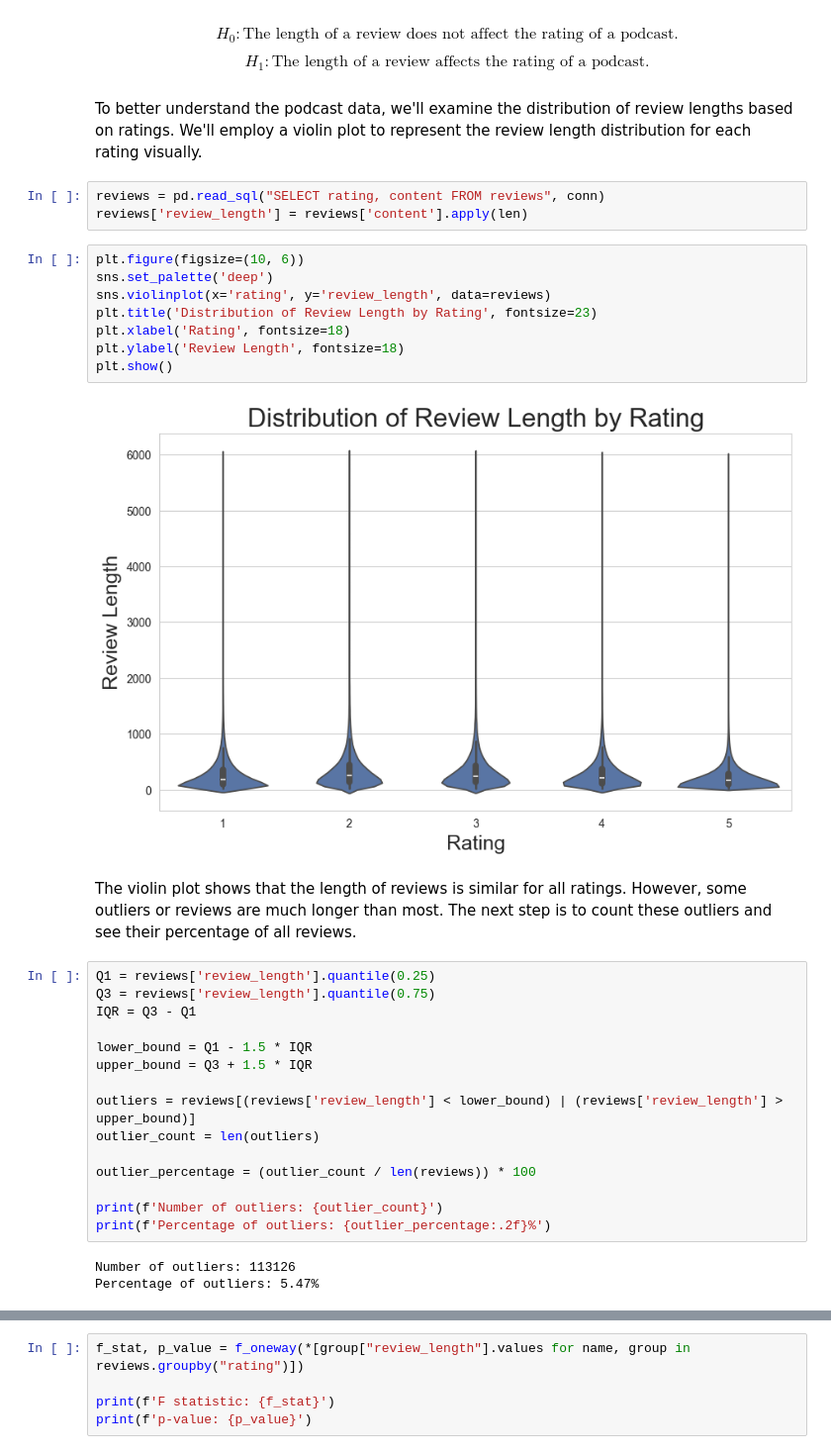
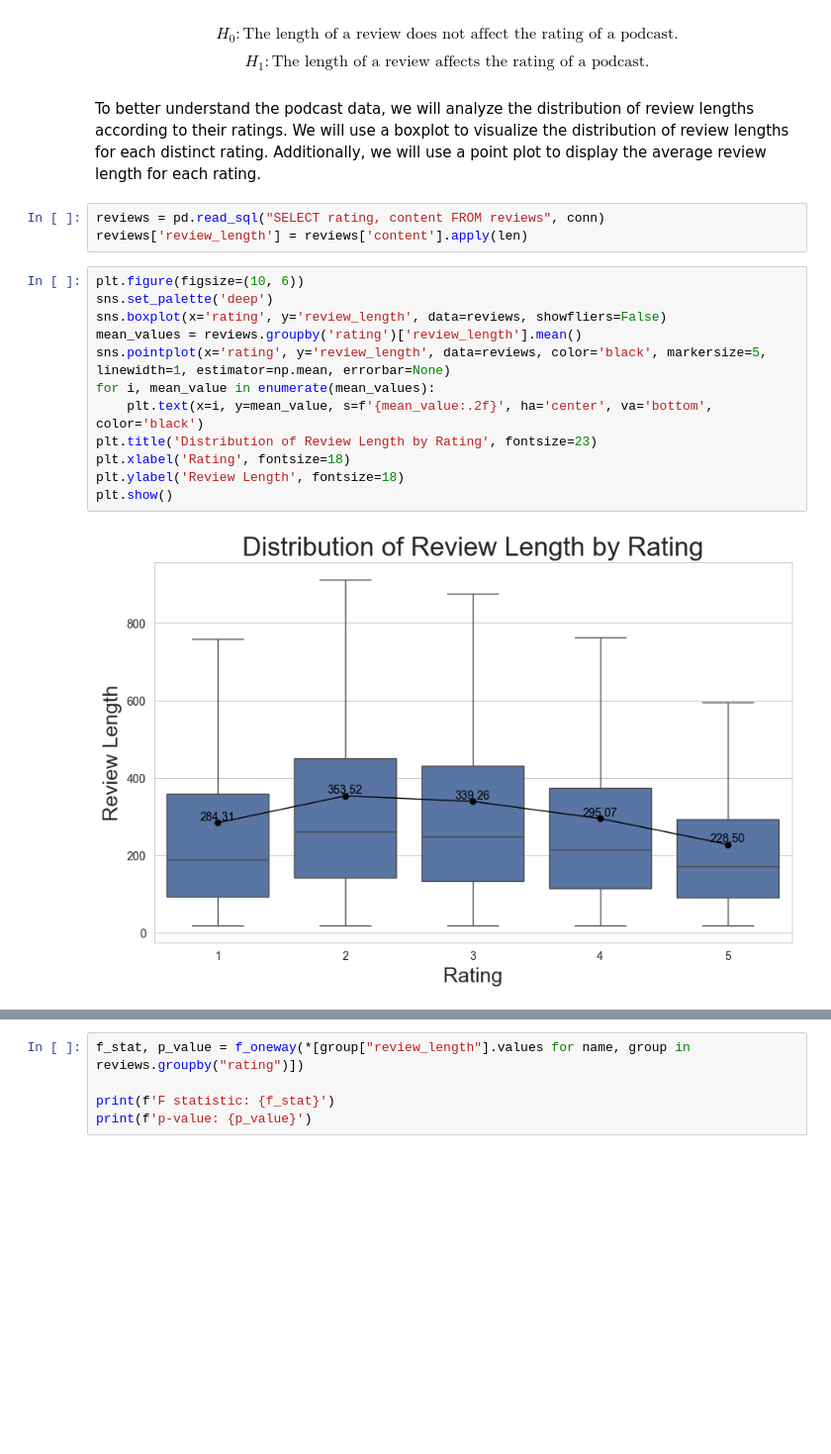
Before and after one commit to KestutisGri/sprint2, a Jupyter notebook: Sprint_2.ipynb, the cells around one changed output, grey strips where cells are left out. Shown at 99% size. Saved outputs shown, nothing was run; the diff lists cells and outputs as text; blank space fills up the shorter version.

```diff
--- a/Sprint_2.ipynb
+++ b/Sprint_2.ipynb
@@ -412,37 +441,21 @@ $$H_{0}: \text{The length of a review does not affect the rating of a podcast.}$
 
 $$H_{1}: \text{The length of a review affects the rating of a podcast.}$$
 # %% [markdown]
-To better understand the podcast data, we'll examine the distribution of review lengths based on ratings. We'll employ a violin plot to represent the review length distribution for each rating visually.
+To better understand the podcast data, we will analyze the distribution of review lengths according to their ratings. We will use a boxplot to visualize the distribution of review lengths for each distinct rating. Additionally, we will use a point plot to display the average review length for each rating.
 # %%
 reviews = pd.read_sql("SELECT rating, content FROM reviews", conn)
 reviews['review_length'] = reviews['content'].apply(len)
-# %%
-plt.figure(figsize=(10, 6))
-sns.set_palette('deep')
-sns.violinplot(x='rating', y='review_length', data=reviews)
-plt.title('Distribution of Review Length by Rating', fontsize=23)
-plt.xlabel('Rating', fontsize=18)
-plt.ylabel('Review Length', fontsize=18)
-plt.show()
-# %% [output]
-[figure, removed]
-# %% [markdown]
-The violin plot shows that the length of reviews is similar for all ratings. However, some outliers or reviews are much longer than most. The next step is to count these outliers and see their percentage of all reviews.
-# %%
-Q1 = reviews['review_length'].quantile(0.25)
-Q3 = reviews['review_length'].quantile(0.75)
-IQR = Q3 - Q1
-
-lower_bound = Q1 - 1.5 * IQR
-upper_bound = Q3 + 1.5 * IQR
-
-outliers = reviews[(reviews['review_length'] < lower_bound) | (reviews['review_length'] > upper_bound)]
-outlier_count = len(outliers)
-
-outlier_percentage = (outlier_count / len(reviews)) * 100
-
-print(f'Number of outliers: {outlier_count}')
-print(f'Percentage of outliers: {outlier_percentage:.2f}%')
-# %% [output]
-Number of outliers: 113126
-Percentage of outliers: 5.47%
+# %%
+plt.figure(figsize=(10, 6))
+sns.set_palette('deep')
+sns.boxplot(x='rating', y='review_length', data=reviews, showfliers=False)
+mean_values = reviews.groupby('rating')['review_length'].mean()
+sns.pointplot(x='rating', y='review_length', data=reviews, color='black', markersize=5, linewidth=1, estimator=np.mean, errorbar=None)
+for i, mean_value in enumerate(mean_values):
+    plt.text(x=i, y=mean_value, s=f'{mean_value:.2f}', ha='center', va='bottom', color='black')
+plt.title('Distribution of Review Length by Rating', fontsize=23)
+plt.xlabel('Rating', fontsize=18)
+plt.ylabel('Review Length', fontsize=18)
+plt.show()
+# %% [output]
+[figure, added]
```
Also changed, not shown: parts of 15 cells of this notebook.
